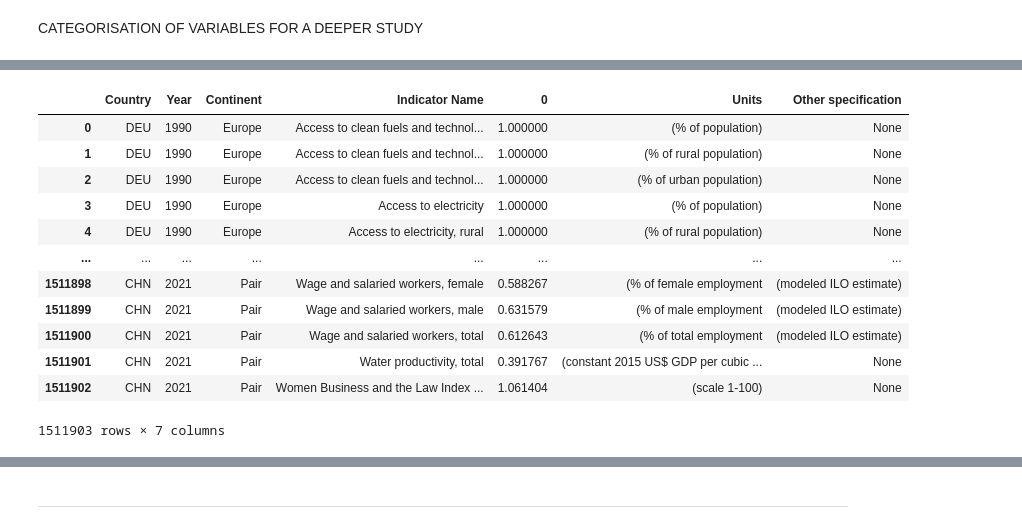
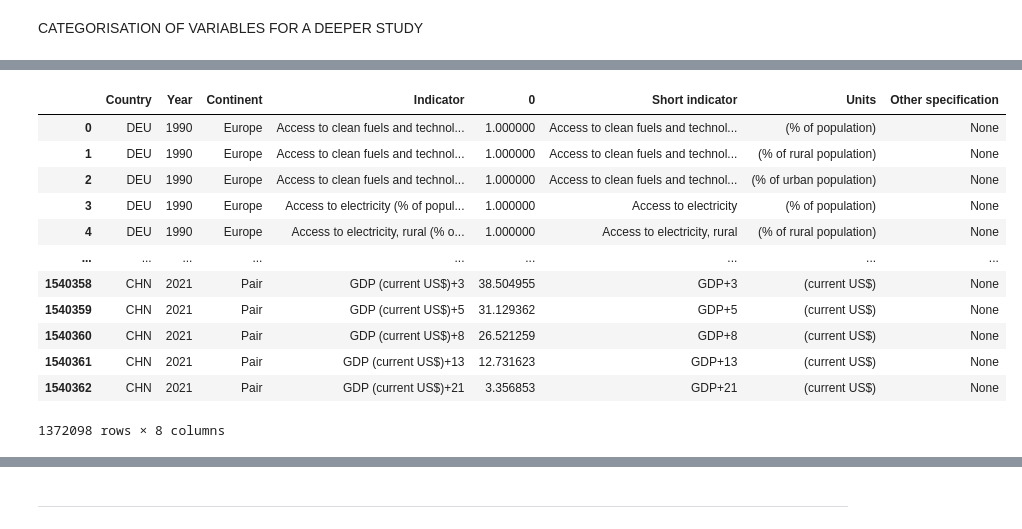
Before and after one commit to devonfw-forge/python-data-driven-decisions, a Jupyter notebook: WDI-Complete code.ipynb, the cells around one changed output, grey strips where cells are left out. Saved outputs shown, nothing was run; the diff lists cells and outputs as text; code cells hidden in the pictures.

Commit message:
Categ included

```diff
--- a/WDI-Complete code.ipynb
+++ b/WDI-Complete code.ipynb
@@ -616,6 +616,6 @@ columns_golden=list(Goldendataframe.columns)
 del columns_golden[0:2]
 # %%
 Categorization=Goldendataframe.set_index(['Country','Year', 'Continent']).stack().reset_index()
-Categorization.rename(columns={'Indicator':'Indicator Name','0':'Value'},inplace=True)
+Categorization['Short indicator']=Categorization['Indicator']
 Categorization
 # %% [output]
@@ -635,5 +635,9 @@ Categorization
 # %%
 #For indicators with many units, just keeping the US$.
-discard=["annual % growth","constant 2015 US$","% of GNI","constant LCU","current LCU"]
-Categorization[~Categorization['Indicator Name'].str.contains('|'.join(discard))]
+# https://www.geeksforgeeks.org/how-to-drop-rows-that-contain-a-specific-string-in-pandas/
+# https://www.statology.org/pandas-drop-rows-that-contain-string/
+import re
+discard=["annual % growth","constant 2015 US[$]","% of GNI","constant LCU","current LCU"]
+Categorization2=Categorization[~Categorization['Short indicator'].str.contains('|'.join(discard))]
+Categorization2
 # %% [output]
@@ -656,5 +660,5 @@ Categorization[~Categorization['Indicator Name'].str.contains('|'.join(discard))
 # %%
-#Make a new column with the units, that correspond to the string inside the first parenthesis of the indicator name column.
-Categorization['Units']=Categorization['Indicator Name'].str.extract('(\(.*\))')
-Categorization
+#Make a new column with the units, that correspond to the string inside the parenthesis of the indicator column.
+Categorization2['Units']=Categorization2['Short indicator'].str.extract(' (\(.*\))')
+Categorization2
 # %% [output]
@@ -674,5 +678,5 @@ Categorization
 # %%
 #Delete the extracted information from origin column.
-Categorization['Indicator Name']=Categorization['Indicator Name'].str.replace(r"\(.*\)","")
-Categorization
+Categorization2['Short indicator']=Categorization2['Short indicator'].str.replace(r" (\(.*\))","")
+Categorization2
 # %% [output]
@@ -710,18 +714,18 @@ two_parent
 # %%
-#As there were variables with more than one parentheses element, we are going to separate them since they are not related to units. They go into Other specification column, although it is not relevant for our study.
-Categorization[['Units','Other specification']]=Categorization['Units'].str.split("\) ", n=1,expand=True)
-Categorization
+#As there were variables with more than one parentheses element, we are going to separate them since they are not related to units. They go into Other specification column.
+Categorization2[['Units','Other specification']]=Categorization2['Units'].str.split("\) ", n=1,expand=True)
+Categorization2
 # %% [output]
-|  | Country | Year | Continent | Indicator Name | 0 | Units | Other specification |
-| 0 | DEU | 1990 | Europe | Access to clean fuels and technol... | 1.000000 | (% of population) | None |
-| 1 | DEU | 1990 | Europe | Access to clean fuels and technol... | 1.000000 | (% of rural population) | None |
-| 2 | DEU | 1990 | Europe | Access to clean fuels and technol... | 1.000000 | (% of urban population) | None |
-| 3 | DEU | 1990 | Europe | Access to electricity | 1.000000 | (% of population) | None |
-| 4 | DEU | 1990 | Europe | Access to electricity, rural | 1.000000 | (% of rural population) | None |
-| ... | ... | ... | ... | ... | ... | ... | ... |
-| 1511898 | CHN | 2021 | Pair | Wage and salaried workers, female | 0.588267 | (% of female employment | (modeled ILO estimate) |
-| 1511899 | CHN | 2021 | Pair | Wage and salaried workers, male | 0.631579 | (% of male employment | (modeled ILO estimate) |
-| 1511900 | CHN | 2021 | Pair | Wage and salaried workers, total | 0.612643 | (% of total employment | (modeled ILO estimate) |
-| 1511901 | CHN | 2021 | Pair | Water productivity, total | 0.391767 | (constant 2015 US$ GDP per cubic ... | None |
-| 1511902 | CHN | 2021 | Pair | Women Business and the Law Index ... | 1.061404 | (scale 1-100) | None |
+|  | Country | Year | Continent | Indicator | 0 | Short indicator | Units | Other specification |
+| 0 | DEU | 1990 | Europe | Access to clean fuels and technol... | 1.000000 | Access to clean fuels and technol... | (% of population) | None |
+| 1 | DEU | 1990 | Europe | Access to clean fuels and technol... | 1.000000 | Access to clean fuels and technol... | (% of rural population) | None |
+| 2 | DEU | 1990 | Europe | Access to clean fuels and technol... | 1.000000 | Access to clean fuels and technol... | (% of urban population) | None |
+| 3 | DEU | 1990 | Europe | Access to electricity (% of popul... | 1.000000 | Access to electricity | (% of population) | None |
+| 4 | DEU | 1990 | Europe | Access to electricity, rural (% o... | 1.000000 | Access to electricity, rural | (% of rural population) | None |
+| ... | ... | ... | ... | ... | ... | ... | ... | ... |
+| 1540358 | CHN | 2021 | Pair | GDP (current US$)+3 | 38.504955 | GDP+3 | (current US$) | None |
+| 1540359 | CHN | 2021 | Pair | GDP (current US$)+5 | 31.129362 | GDP+5 | (current US$) | None |
+| 1540360 | CHN | 2021 | Pair | GDP (current US$)+8 | 26.521259 | GDP+8 | (current US$) | None |
+| 1540361 | CHN | 2021 | Pair | GDP (current US$)+13 | 12.731623 | GDP+13 | (current US$) | None |
+| 1540362 | CHN | 2021 | Pair | GDP (current US$)+21 | 3.356853 | GDP+21 | (current US$) | None |
-1511903 rows × 7 columns
+1372098 rows × 8 columns
```
Also changed, not shown: parts of 27 cells of this notebook.
